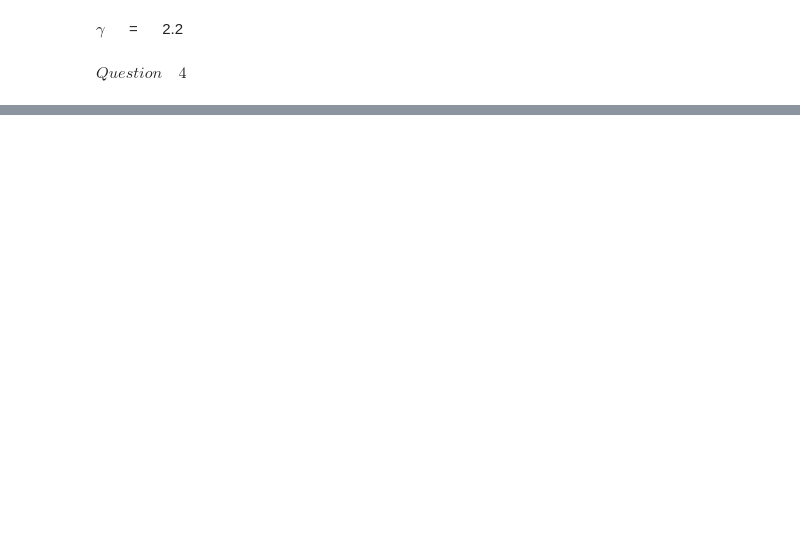
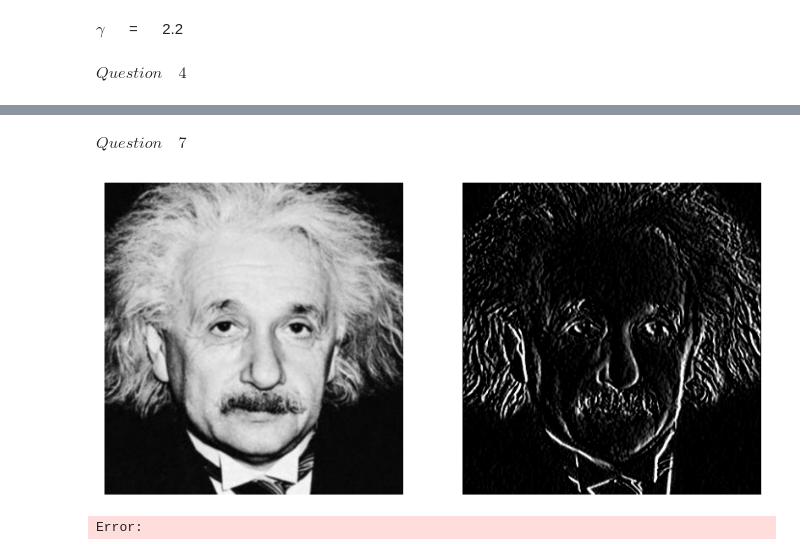
Before and after one commit to TishanSathruwan/ImageProcessing_MachineVision, a Jupyter notebook: Assignments/Assignment_1/Assignment_01.ipynb, the cells around one changed output, grey strips where cells are left out. Saved outputs shown, nothing was run; the diff lists cells and outputs as text; code cells hidden in the pictures; blank space fills up the shorter version.

```diff
--- a/Assignments/Assignment_1/Assignment_01.ipynb
+++ b/Assignments/Assignment_1/Assignment_01.ipynb
@@ -152,0 +341,25 @@ $Question \quad 4 $
+# %% [markdown]
+$Question \quad 7$
+# %%
+img_7 = cv.imread('einstein.png', cv.IMREAD_COLOR)
+img_7_1 = cv.cvtColor(img_7, cv.COLOR_BGR2RGB)
+plt.figure(figsize=(10, 10))
+plt.subplot(1, 2, 1)
+plt.imshow(img_7_1)
+plt.axis('off')
+
+# using build in function
+
+kernel = np.array([(1,0,-1),(2,0,-2),(1,0,-1)], dtype= 'float')
+img_7_filtered = cv.filter2D(img_7_1, -1, kernel)
+plt.subplot(1, 2, 2)
+plt.imshow(img_7_filtered)
+plt.axis('off')
+plt.show()
+
+# using function
+def sobel_filtering(image):
+    sobel_kernel = np.array([(1,0,-1),(2,0,-2),(1,0,-1)], dtype= 'float')
+# %% [output]
+[figure, added]
+Error:
```
Also changed, not shown: parts of 12 cells of this notebook.
